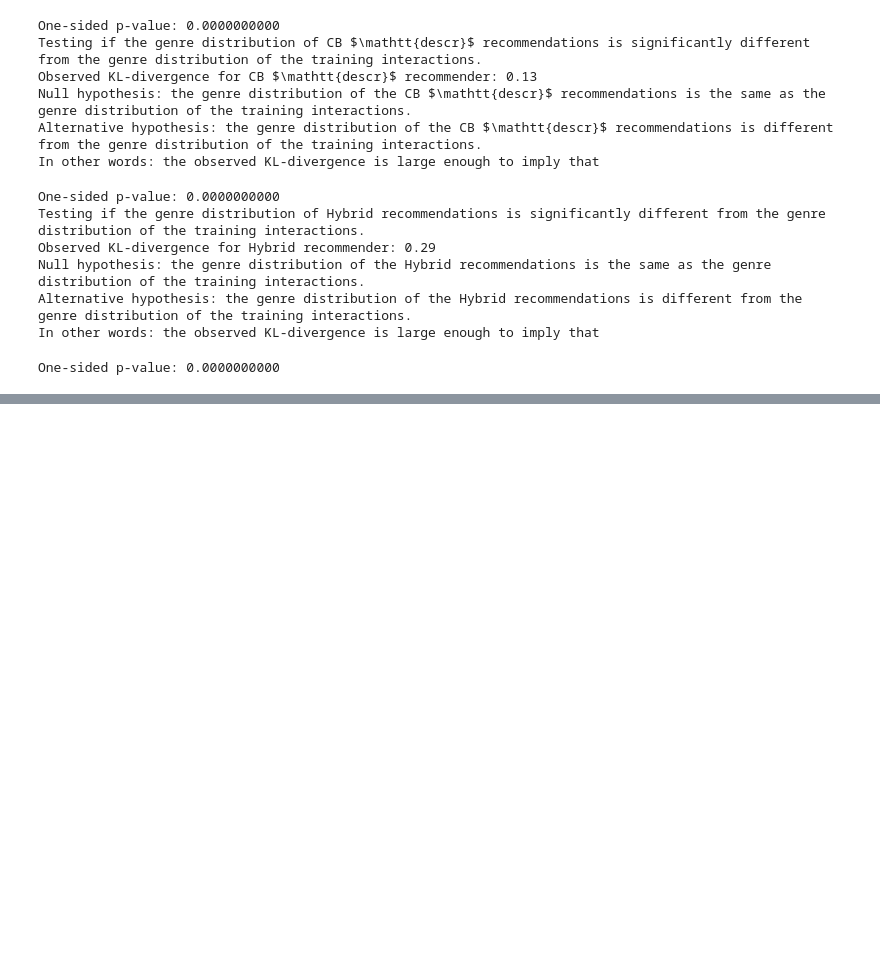
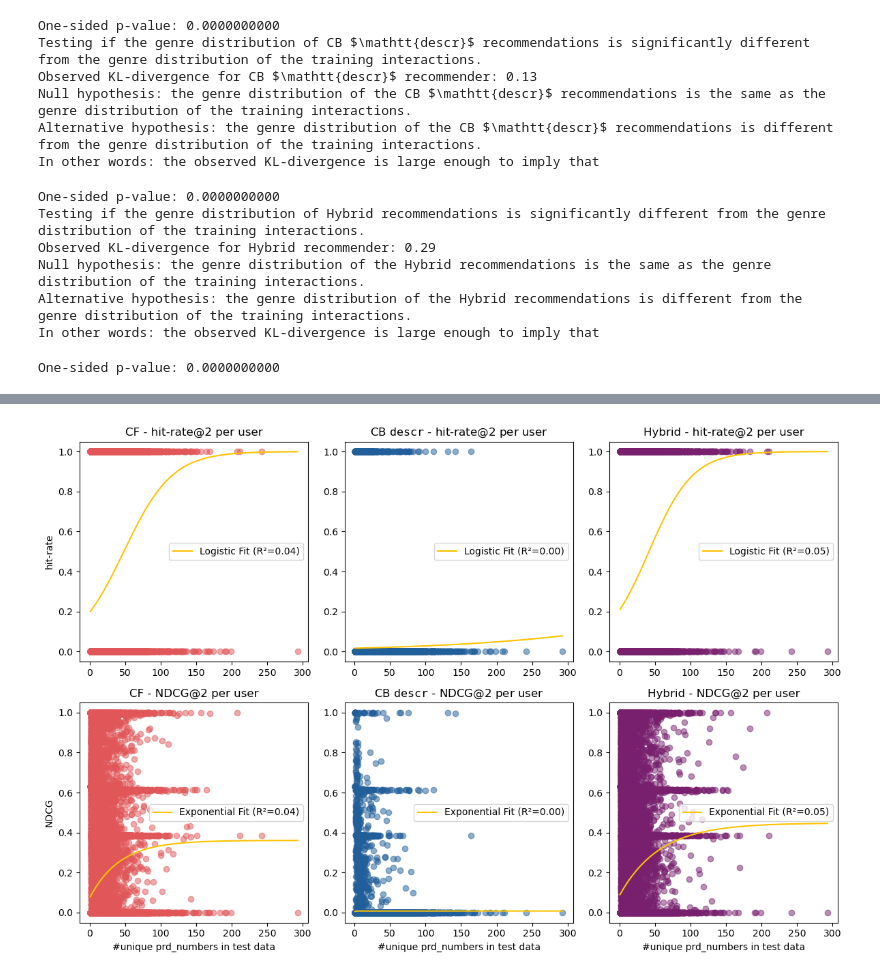
Before and after one commit to SebWae/dr-podcast-recsys-bsc-project, a Jupyter notebook: results/analysis.ipynb, the cells around one changed output, grey strips where cells are left out. Saved outputs shown, nothing was run; the diff lists cells and outputs as text; code cells hidden in the pictures; blank space fills up the shorter version.

Commit message:
additional visualizations for presentation

```diff
--- a/results/analysis.ipynb
+++ b/results/analysis.ipynb
@@ -63,6 +64,9 @@ train_df = pd.read_parquet("../" + TRAIN_DATA_PATH)
 
 # loading episode metadata
 meta_df = pd.read_parquet("../" + METADATA_PATH)
+
+# loading test data
+test_df = pd.read_parquet("../" + TEST_DATA_PATH)
 # %% [markdown]
 Other common settings:
 # %%
@@ -615,0 +623,86 @@ One-sided p-value: 0.0000000000
+# %%
+# grouping by user_id and counting the number of unique prd_numbers for each user
+user_counts = test_df.groupby("user_id")["prd_number"].nunique()
+
+metric_names = {"hit_rate": "hit-rate",
+                "ndcg": "NDCG"}
+
+color_mapping_user_bias = {RECOMMENDATIONS_KEY_CF: "#E15759",
+                           RECOMMENDATIONS_KEY_CB_DESCR: "#215F9A",
+                           RECOMMENDATIONS_KEY_HYBRID: "#78206E"}
+# %%
+for level, user_eval_data in levels.items():
+    # initializing subplots
+    n_metrics = len(metric_names)
+    n_recommenders = len(color_mapping_user_bias)
+    fig, axes = plt.subplots(nrows=n_metrics,
+                             ncols=n_recommenders,
+                             figsize=(4*n_recommenders, 4*n_metrics))
+
+    for i, (recommender, color) in enumerate(color_mapping_user_bias.items()):
+        # recommender name
+        rec_name = rec_names[recommender]
+
+        # extracting the recommendations for the current recommender
+        user_metrics = user_eval_data[recommender]
+
+        # converting the user_metrics into a DataFrame
+        user_metrics_df = pd.DataFrame(user_metrics).reset_index()
+        user_metrics_df.columns = ["user_id"] + list(user_metrics.keys())
+
+        # left joining the user_metrics_df with the user_counts
+        merged_df = user_metrics_df.merge(user_counts.reset_index(), on="user_id", how="left")
+
+        # removing outliers (2 users)
+        merged_df_filtered = merged_df[merged_df["prd_number"] < 300]
+
+        # plotting each metric against the number of unique prd_numbers
+        for j, metric in enumerate(metric_names.keys()):
+            # ax and metric name
+            ax = axes[j][i]
+            metric_name = metric_names[metric]
+
+            # plotting the scatter plot
+            x = merged_df_filtered["prd_number"].values
+            y = merged_df_filtered[metric].values
+            ax.scatter(x, y, alpha=0.5, color=color)
+
+            # logistic regression fit for hit-rate
+            if metric == "hit_rate":
+                x_reshaped = x.reshape(-1, 1)
+                logistic_model = LogisticRegression()
+                logistic_model.fit(x_reshaped, y)
+                x_vals = np.linspace(x_reshaped.min(), x_reshaped.max(), 100).reshape(-1, 1)
+                y_vals = logistic_model.predict_proba(x_vals)[:, 1]
+
+                # compute R²
+                y_pred = logistic_model.predict_proba(x_reshaped)[:, 1]
+                r2 = compute_r2(y, y_pred)
+
+                # plot logistic fit
+                ax.plot(x_vals, y_vals, color="#ffc300", label=f"Logistic Fit (R²={r2:.2f})")
+
+            # exponential fit for ndcg
+            elif metric == "ndcg":
+                popt, _ = curve_fit(exponential_func, x, y)
+                x_vals = np.linspace(x.min(), x.max(), 100)
+                y_vals = exponential_func(x_vals, *popt)
+
+                # compute R²
+                y_pred = exponential_func(x, *popt)
+                r2 = compute_r2(y, y_pred)
+
+                # plot exponential fit
+                ax.plot(x_vals, y_vals, color="#ffc300", label=f"Exponential Fit (R²={r2:.2f})")
+
+            # title, axis labels and legend
+            ax.set_title(f"{rec_name} - {metric_name}@{level} per user")
+            if j == 1:
+                ax.set_xlabel("#unique prd_numbers in test data")
+            if i == 0:
+                ax.set_ylabel(metric_name)
+            ax.legend()
+
+    plt.tight_layout()
+# %% [output]
+[figure, added]
```
Also changed, not shown: parts of 5 cells of this notebook, 1 other file.
